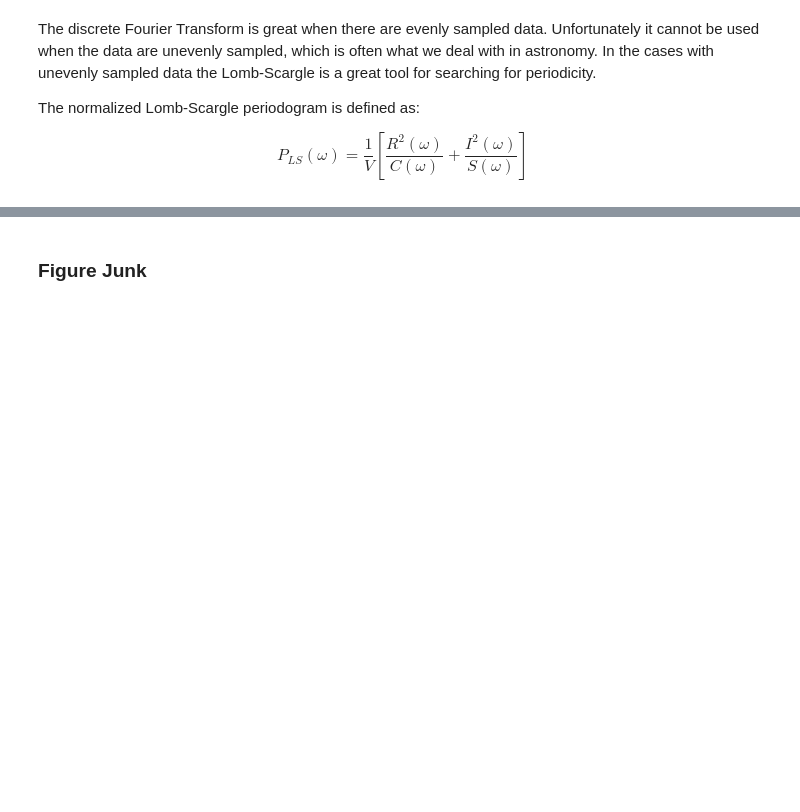
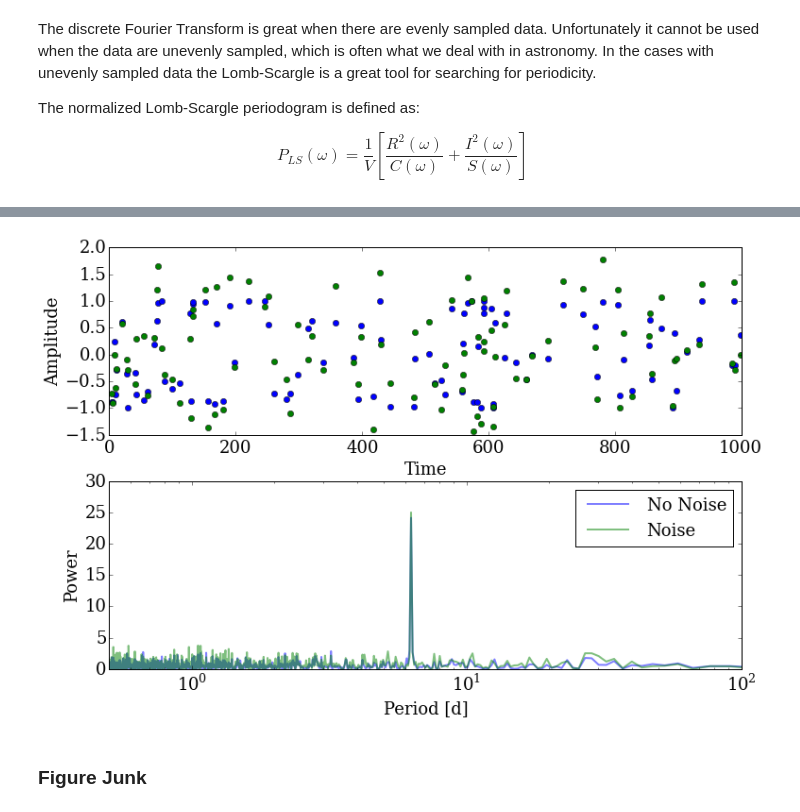
Before and after one commit to YastroML/YastroML, a Jupyter notebook: Session19_141029/Ch10_TimeSeries.ipynb, the cells around one changed output, grey strips where cells are left out. Saved outputs shown, nothing was run; the diff lists cells and outputs as text; code cells hidden in the pictures; blank space fills up the shorter version.

```diff
--- a/Session19_141029/Ch10_TimeSeries.ipynb
+++ b/Session19_141029/Ch10_TimeSeries.ipynb
@@ -606,3 +662,34 @@ $$P_{LS}(\omega) = \frac{1}{V}\left[ \frac{R^2(\omega)}{C(\omega)}
+# %%
+numSamps = 1e2
+x = np.sort(np.random.uniform(low=0, high=1000, size=numSamps))
+unc = np.random.normal(loc=0, scale=0.5, size=numSamps)
+signalPer = 100.9 #days
+y = np.sin(x)
+fig = plt.figure()
+ax = plt.subplot(211)
+ax.plot(x, y, 'o')
+ax.plot(x, y + unc, 'o')
+ax.set_xlabel('Time')
+ax.set_ylabel('Amplitude')
+
+ax = plt.subplot(212)
+pmin = 0.5
+pmax = 1000.
+omega = np.linspace(2 * np.pi / pmax, 2 * np.pi / pmin, 1e3)
+P_SP = lombscargle(x, y, omega)
+P_SP_Unc = lombscargle(x, y + unc, omega)
+
+ax.plot(2 * np.pi/omega, P_SP, lw=2, alpha=0.5, label='No Noise')
+ax.plot(2 * np.pi/omega, P_SP_Unc, lw=2, alpha=0.5, label='Noise')
+ax.set_xscale('log')
+ax.set_xlim([0.5, 1e2])
+ax.set_xlabel('Period [d]')
+ax.set_ylabel('Power')
+ax.legend(loc='best')
+
+fig.subplots_adjust(hspace=0.25)
+# %% [output]
+[figure, added]
 # %% [markdown]
 ### Figure Junk
 # %%
```
Also changed, not shown: parts of 5 cells of this notebook.
